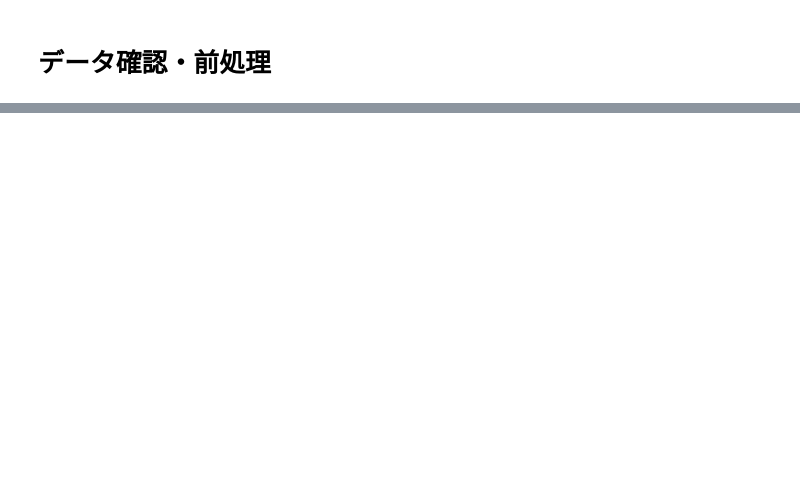
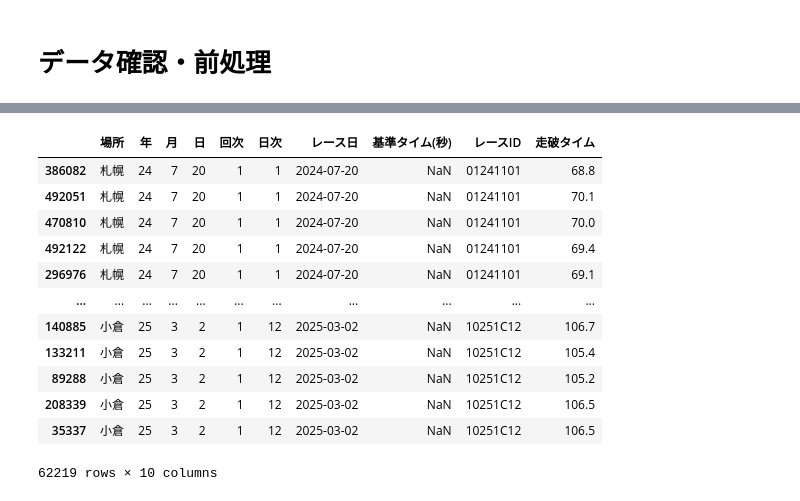
Before and after one commit to syamaguc/unicorn, a Jupyter notebook: book/notebooks/0.3.1_Pre-Processing.ipynb, the cells around one changed output, grey strips where cells are left out. Saved outputs shown, nothing was run; the diff lists cells and outputs as text; code cells hidden in the pictures; blank space fills up the shorter version.

```diff
--- a/book/notebooks/0.3.1_Pre-Processing.ipynb
+++ b/book/notebooks/0.3.1_Pre-Processing.ipynb
@@ -117,0 +273,17 @@ df[["レースID", "補正タイム", "走破タイム", "上がり3Fタイム"]
+# %%
+cond = df_merged["基準タイム(秒)"].isna()
+df_merged[cond][['場所','年','月','日','回次','日次','レース日',"基準タイム(秒)", "レースID", "走破タイム"]].sort_values("レースID")
+# %% [output]
+|  | 場所 | 年 | 月 | 日 | 回次 | 日次 | レース日 | 基準タイム(秒) | レースID | 走破タイム |
+| 386082 | 札幌 | 24 | 7 | 20 | 1 | 1 | 2024-07-20 | NaN | 01241101 | 68.8 |
+| 492051 | 札幌 | 24 | 7 | 20 | 1 | 1 | 2024-07-20 | NaN | 01241101 | 70.1 |
+| 470810 | 札幌 | 24 | 7 | 20 | 1 | 1 | 2024-07-20 | NaN | 01241101 | 70.0 |
+| 492122 | 札幌 | 24 | 7 | 20 | 1 | 1 | 2024-07-20 | NaN | 01241101 | 69.4 |
+| 296976 | 札幌 | 24 | 7 | 20 | 1 | 1 | 2024-07-20 | NaN | 01241101 | 69.1 |
+| ... | ... | ... | ... | ... | ... | ... | ... | ... | ... | ... |
+| 140885 | 小倉 | 25 | 3 | 2 | 1 | 12 | 2025-03-02 | NaN | 10251C12 | 106.7 |
+| 133211 | 小倉 | 25 | 3 | 2 | 1 | 12 | 2025-03-02 | NaN | 10251C12 | 105.4 |
+| 89288 | 小倉 | 25 | 3 | 2 | 1 | 12 | 2025-03-02 | NaN | 10251C12 | 105.2 |
+| 208339 | 小倉 | 25 | 3 | 2 | 1 | 12 | 2025-03-02 | NaN | 10251C12 | 106.5 |
+| 35337 | 小倉 | 25 | 3 | 2 | 1 | 12 | 2025-03-02 | NaN | 10251C12 | 106.5 |
+62219 rows × 10 columns
```
Also changed, not shown: parts of 22 cells of this notebook, 5 other files.
